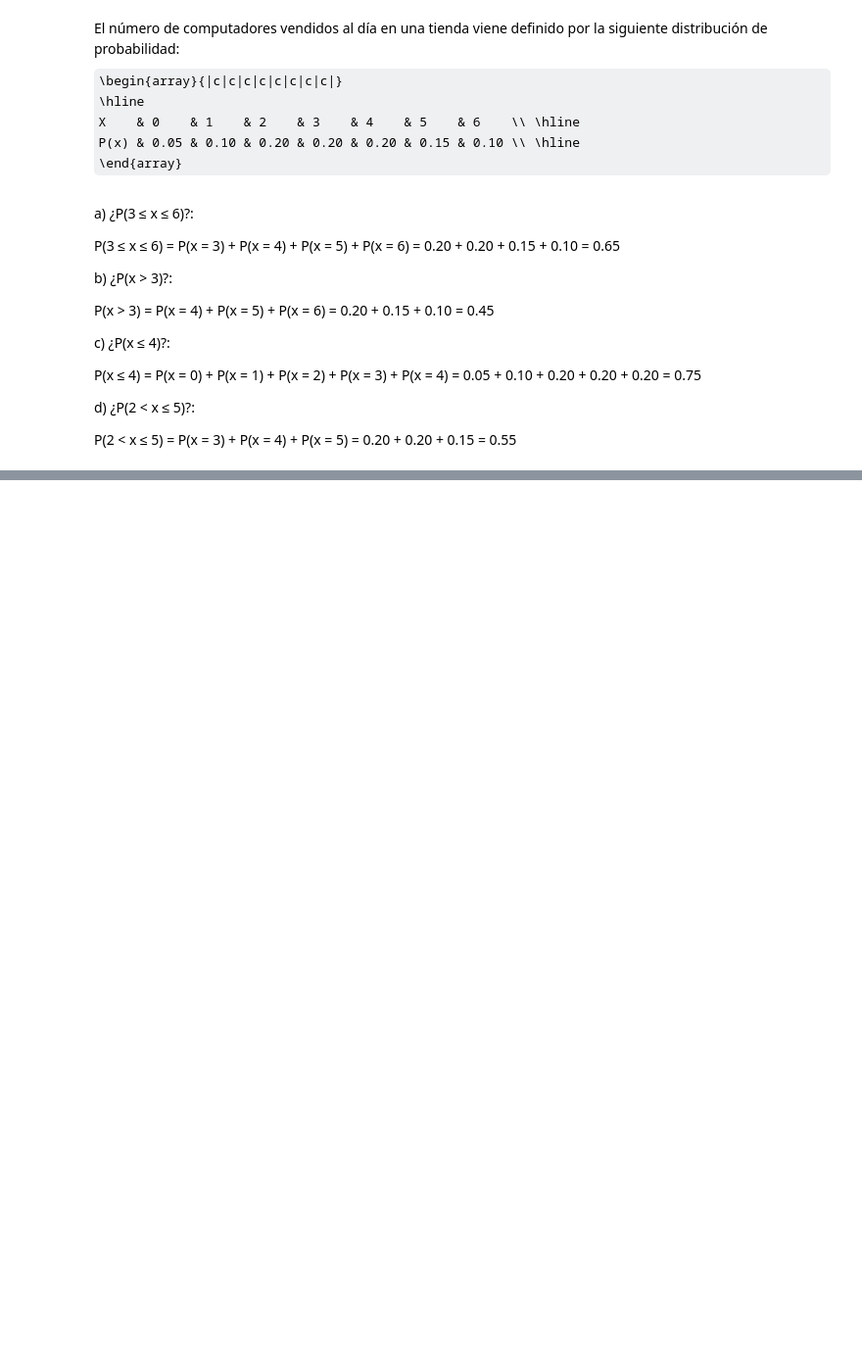
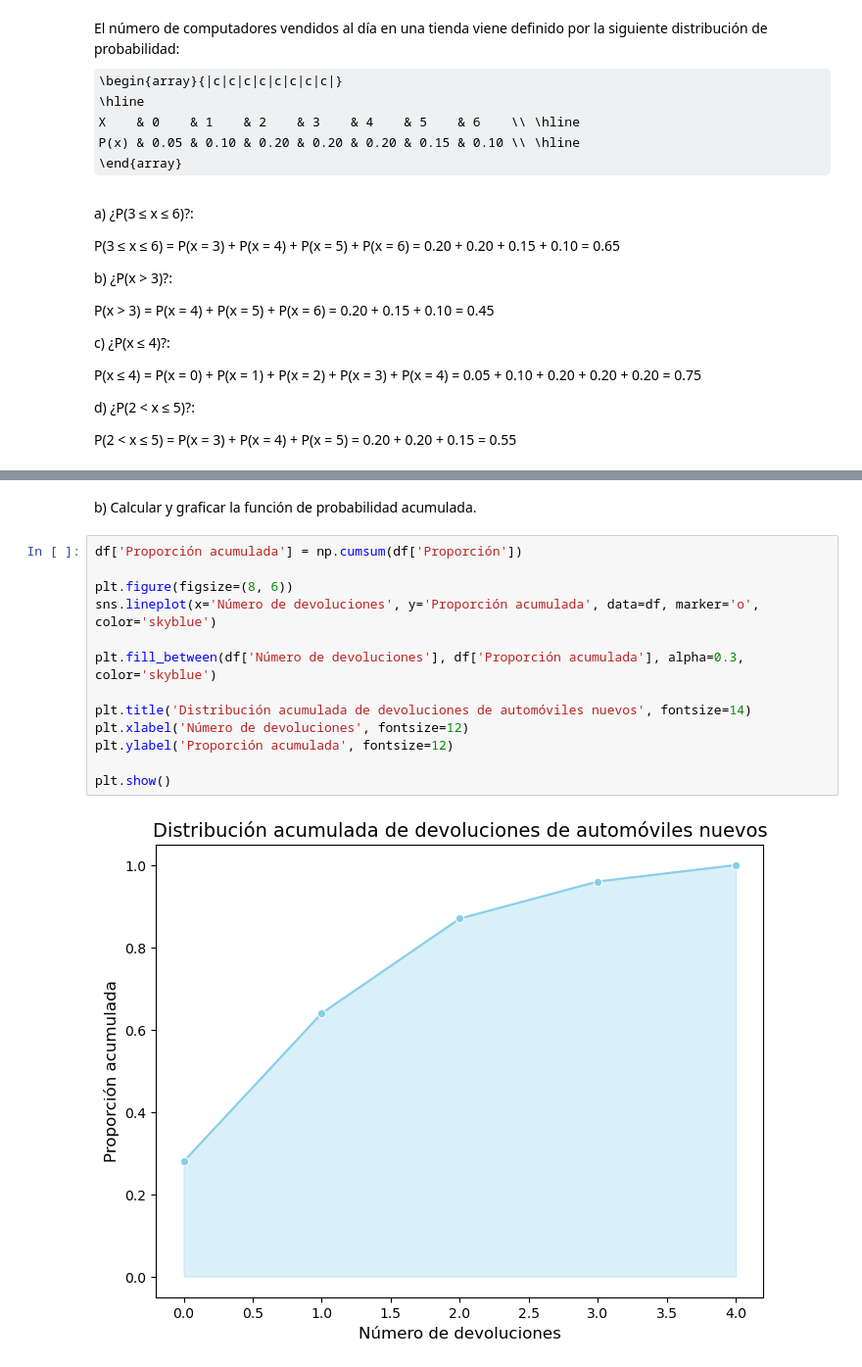
Before and after one commit to TauberF/AnalisisDeDatos, a Jupyter notebook: Practico3/Practico3.ipynb, the cells around one changed output, grey strips where cells are left out. Shown: that part at 98% size. Drawn from its saved outputs; the diff is of its cells as text; some formulas as TeX source; blank space fills up the shorter version.

```diff
--- a/Practico3/Practico3.ipynb
+++ b/Practico3/Practico3.ipynb
@@ -251,0 +343,17 @@ P(2 < x ≤ 5) = P(x = 3) + P(x = 4) + P(x = 5) = 0.20 + 0.20 + 0.15 = 0.55
+# %% [markdown]
+b) Calcular y graficar la función de probabilidad acumulada.
+# %%
+df['Proporción acumulada'] = np.cumsum(df['Proporción'])
+
+plt.figure(figsize=(8, 6))
+sns.lineplot(x='Número de devoluciones', y='Proporción acumulada', data=df, marker='o', color='skyblue')
+
+plt.fill_between(df['Número de devoluciones'], df['Proporción acumulada'], alpha=0.3, color='skyblue')
+
+plt.title('Distribución acumulada de devoluciones de automóviles nuevos', fontsize=14)
+plt.xlabel('Número de devoluciones', fontsize=12)
+plt.ylabel('Proporción acumulada', fontsize=12)
+
+plt.show()
+# %% [output]
+[figure, added]
```
Also changed, not shown: parts of 50 cells of this notebook.
